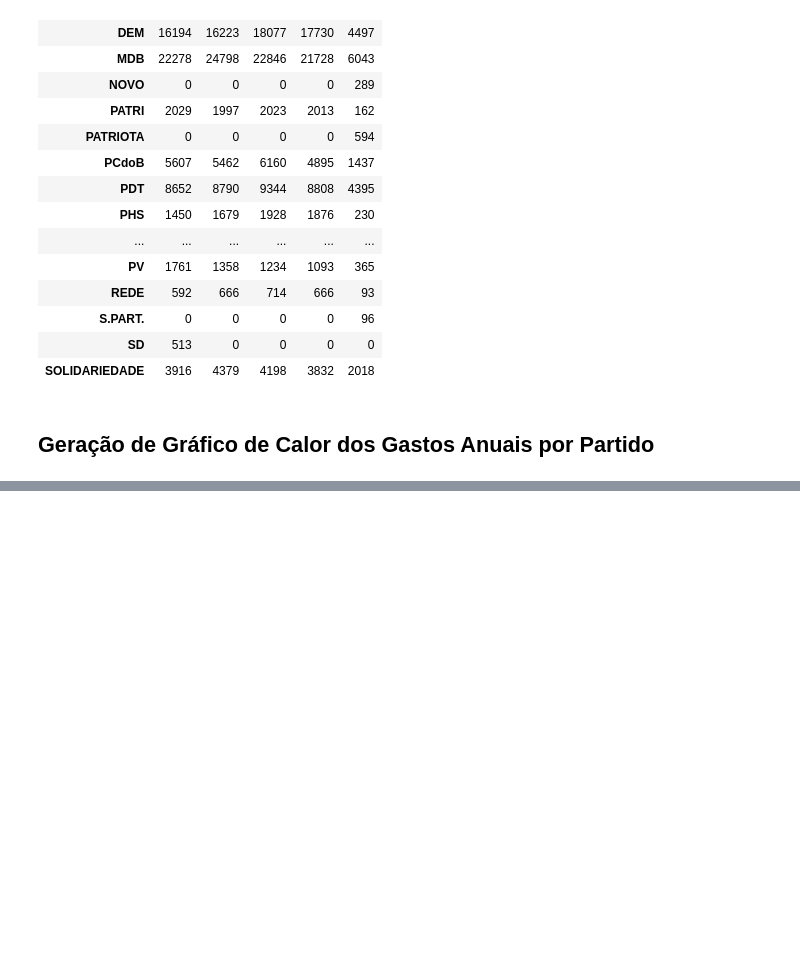
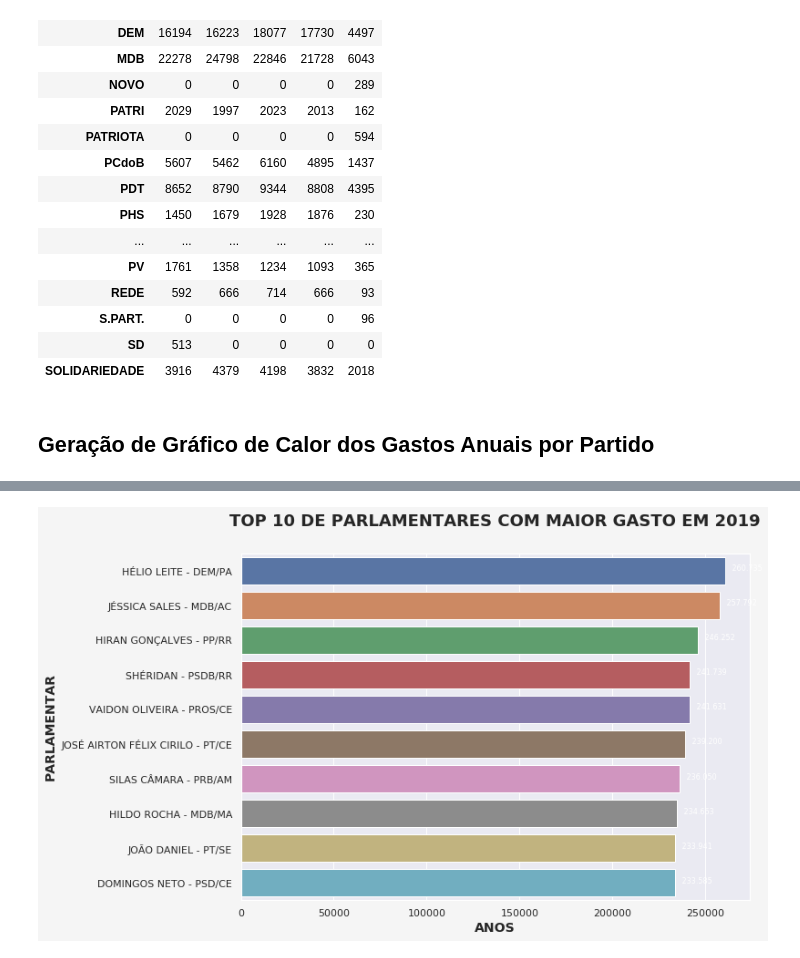
Before and after one commit to clima73/bigdata, a Jupyter notebook: self/analytics.ipynb, the cells around one changed output, grey strips where cells are left out. Saved outputs shown, nothing was run; the diff lists cells and outputs as text; code cells hidden in the pictures; blank space fills up the shorter version.

```diff
--- a/self/analytics.ipynb
+++ b/self/analytics.ipynb
@@ -38,3 +19,24 @@ all_data
+# %%
+def show_values_on_bars(axs, h_v="v", paint="black", font=8, space=0.4):
+    def _show_on_single_plot(ax):
+        if h_v == "v":
+            for p in ax.patches:
+                _x = p.get_x() + p.get_width() / 2
+                _y = p.get_y() + p.get_height()
+                value = int(p.get_height())
+                ax.text(_x, _y, "{:10,.0f}".format(p.get_width()).replace(",","."), ha="center", color=paint, fontsize=font)
+        elif h_v == "h":
+            for p in ax.patches:
+                _x = p.get_x() + p.get_width() + float(space)
+                _y = p.get_y() + p.get_height() / 2
+                value = int(p.get_width())
+                ax.text(_x, _y, "{:10,.0f}".format(p.get_width()).replace(",","."), ha="left", color=paint, fontsize=font)
+
+    if isinstance(axs, np.ndarray):
+        for idx, ax in np.ndenumerate(axs):
+            _show_on_single_plot(ax)
+    else:
+        _show_on_single_plot(axs)
 # %% [markdown]
 ## Geração de novo DataFrame numa estrutura Pivot
 # %%
@@ -78,0 +83,17 @@ plt.show()
+# %%
+ano = '2019'
+# %%
+dfAux = all_data[all_data.ano==ano].groupby(['ano','parlamentar','partido','uf']).sum().reset_index()
+dfTop = dfAux.sort_values('valor',ascending=False).head(10)
+dfTop['politico'] = dfTop['parlamentar']+' - '+dfTop['partido']+'/'+dfTop['uf']
+# %%
+sns.set(font_scale=1)
+plt.figure(figsize=(10, 7), facecolor='WhiteSmoke')
+aux = sns.barplot(x="valor", y="politico", data=dfTop)
+plt.xlabel('ANOS', fontsize=14,fontweight="bold")
+plt.ylabel('PARLAMENTAR', fontsize=14,fontweight="bold")
+plt.title('TOP 10 DE PARLAMENTARES COM MAIOR GASTO EM '+ano,fontsize=18,fontweight="bold",pad=30)
+show_values_on_bars(aux, "h", "white")
+plt.show()
+# %% [output]
+[figure, added]
```
Also changed, not shown: parts of 4 cells of this notebook.
